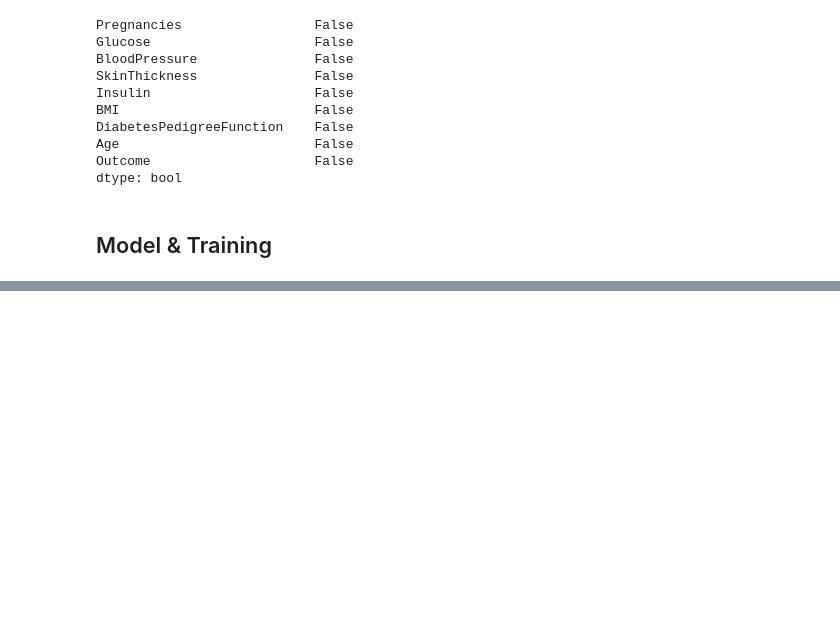
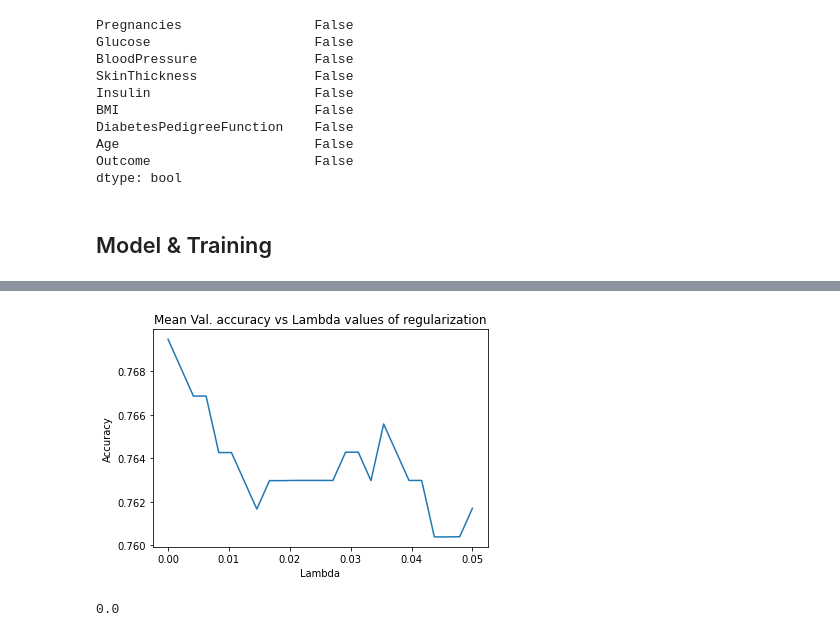
Before and after one commit to dv-rastogi/ml-pg-linear-models, a Jupyter notebook: LogRegression.ipynb, the cells around one changed output, grey strips where cells are left out. Cells and saved outputs as stored; diff of their text form; code cells hidden in the pictures; blank space fills up the shorter version.

```diff
--- a/LogRegression.ipynb
+++ b/LogRegression.ipynb
@@ -235,0 +241,26 @@ log_reg_df
+# %%
+reg_lambdas = np.linspace(0, 0.05, 25)
+mean_val_accuracy = []
+for reg_lambda in tqdm(reg_lambdas):
+    val_accuracies = []
+    for val_fold in range(len(folds)):
+        train_df, val_df = form_train_val(folds, val_fold)
+        log_reg = LogRegression(reg_lambda=reg_lambda)
+        log_reg.fit(train_df[feature_cols], train_df[out_col], val_df[feature_cols], val_df[out_col], epochs=250, display=False)
+        val_accuracies.append(log_reg.validation_accuracies[-1])
+    mean_val_accuracy.append(np.mean(val_accuracies))
+
+min_reg_lambda_idx = np.argmax(mean_val_accuracy)
+optimal_reg_lambda = reg_lambdas[min_reg_lambda_idx]
+
+plt.plot(reg_lambdas, mean_val_accuracy)
+plt.title('Mean Val. accuracy vs Lambda values of regularization')
+plt.xlabel('Lambda')
+plt.ylabel('Accuracy')
+plt.show()
+# %% [output]
+[figure, added]
+# %%
+optimal_reg_lambda
+# %% [output]
+0.0
```
Also changed, not shown: parts of 5 cells of this notebook.
